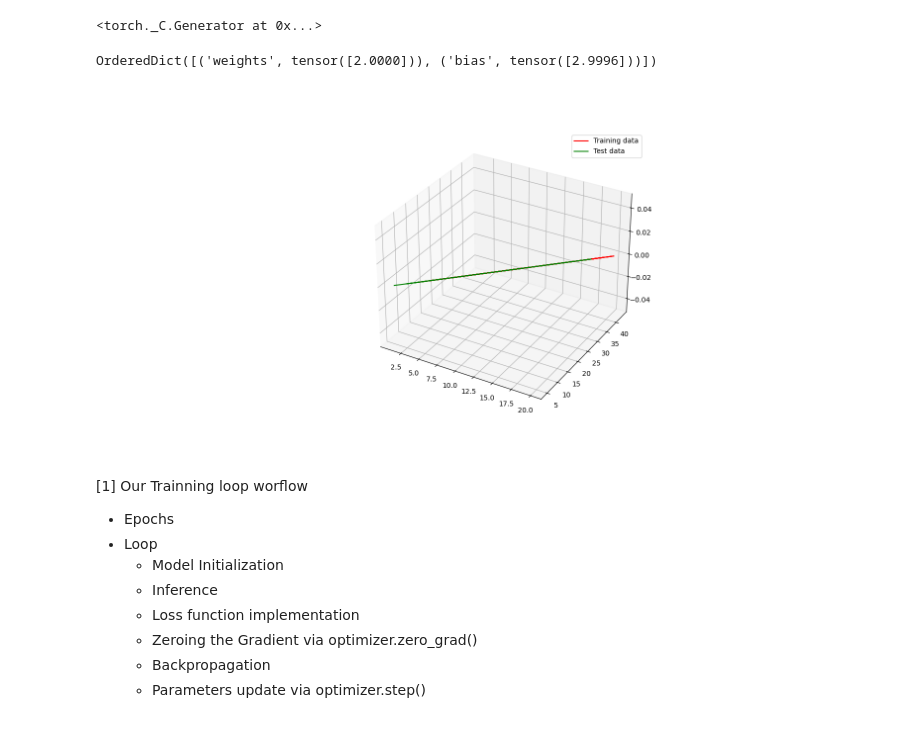
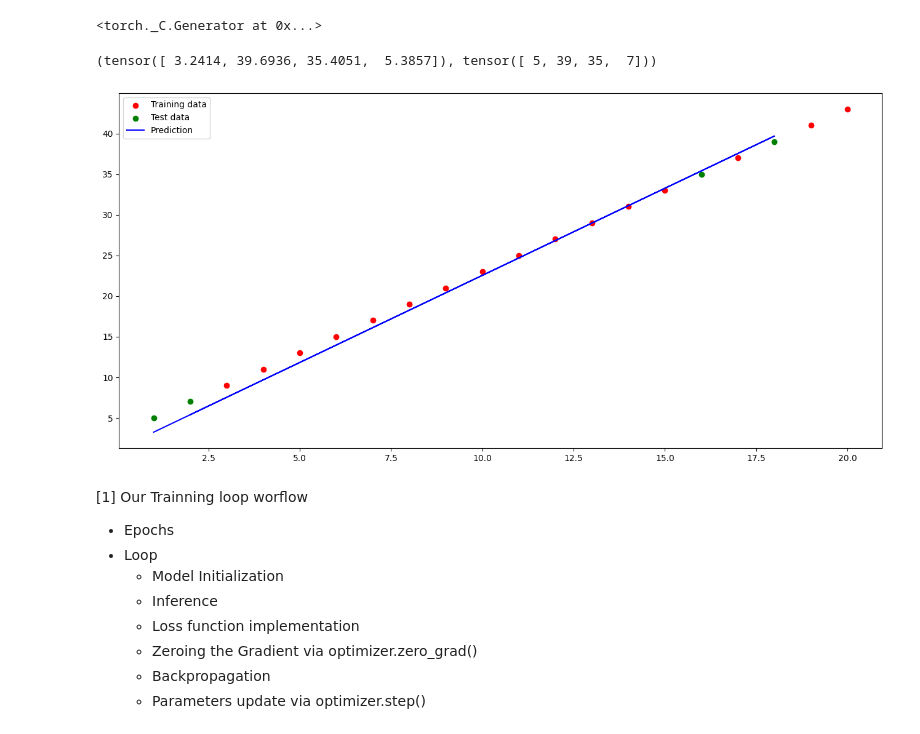
Before and after one commit to adeotti/Deep-Learning-Models, a Jupyter notebook: Linear_Regression_model.ipynb, the cells around one changed output. Drawn from its saved outputs; the diff is of its cells as text; code cells hidden in the pictures.

```diff
--- a/Linear_Regression_model.ipynb
+++ b/Linear_Regression_model.ipynb
@@ -30,8 +30,8 @@ def visualization(training_data = X_train,
 
     plt.figure(figsize = (16,7.5))
 
-    plt.plot(X_train,y_train, c = "r", label = "Training data")
-    plt.plot(X_test,y_test, c = "g", label = "Test data")
+    plt.scatter(X_train,y_train, c = "r", label = "Training data")
+    plt.scatter(X_test,y_test, c = "g", label = "Test data")
 
     if pred is not None :
         plt.plot(X_test,pred, c = "b", label = "Prediction")
@@ -76,12 +76,13 @@ with torch.inference_mode() :
     test_loss = loss_function(test_pred,y_test)
 # %%
 model.state_dict()
+test_pred,y_test
 # %% [output]
-OrderedDict([('weights', tensor([2.0000])), ('bias', tensor([2.9996]))])
+(tensor([ 3.2414, 39.6936, 35.4051,  5.3857]), tensor([ 5, 39, 35,  7]))
 # %%
-visualization(pred = None)
+visualization(pred = test_pred)
 # %% [output]
-[figure, old version]
+[figure, new version]
 # %% [markdown]
 [1]  Our Trainning loop worflow
 * Epochs
```
